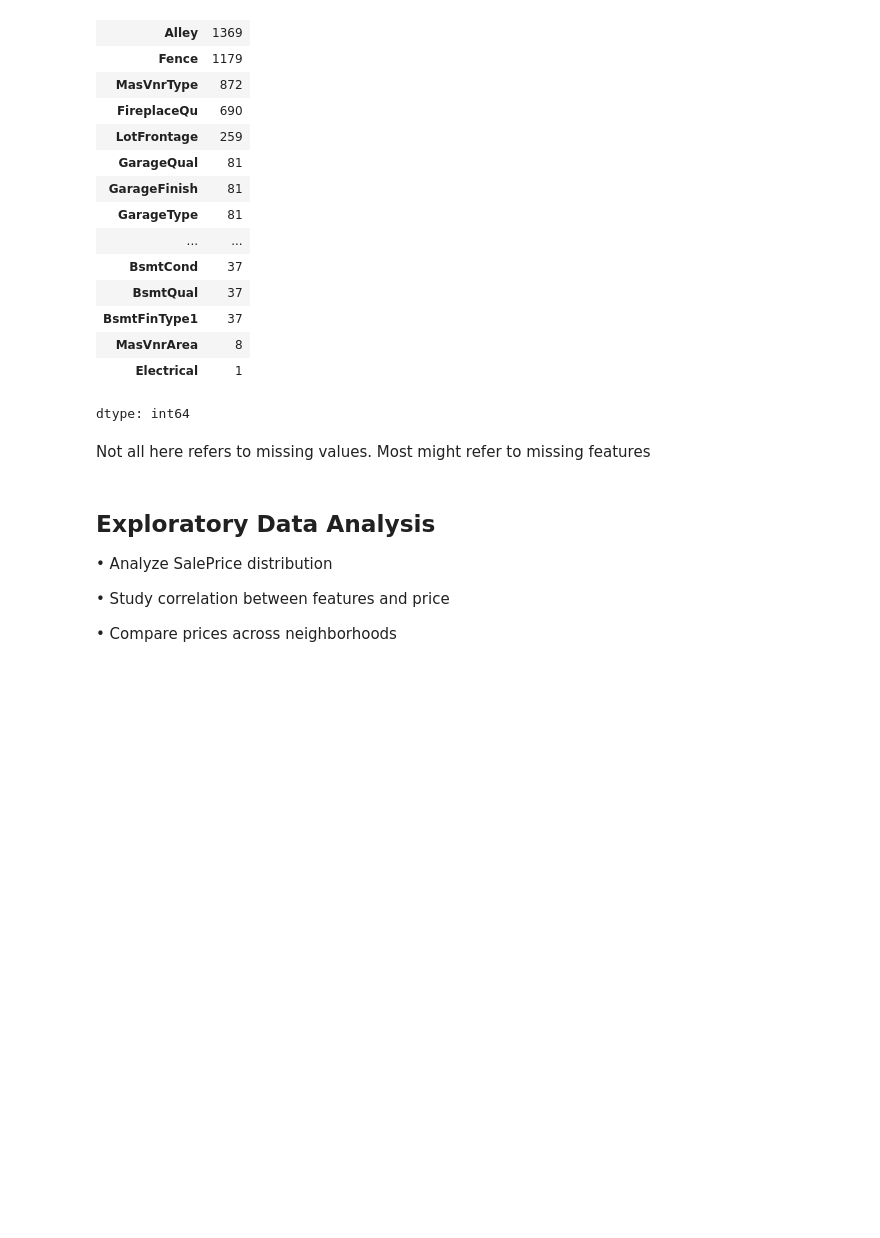
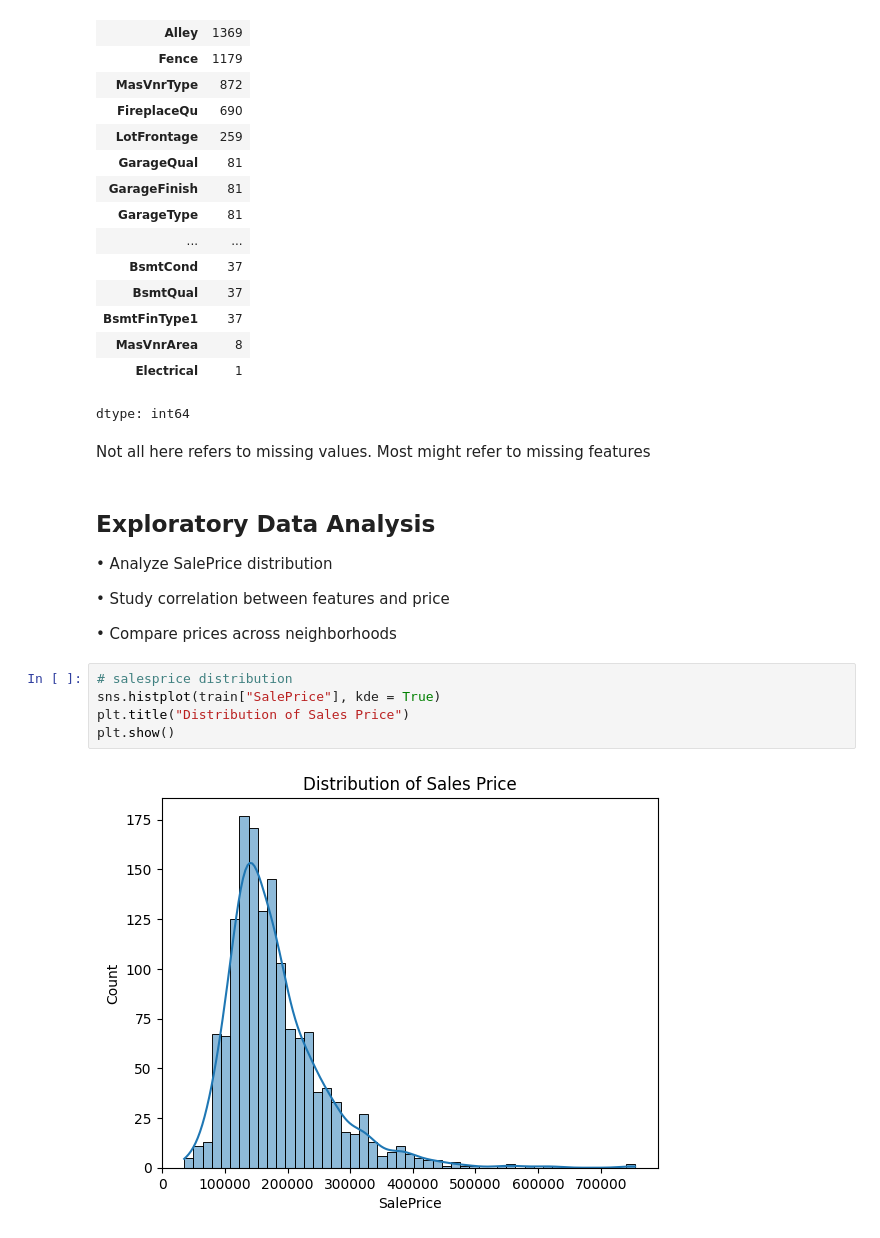
Before and after one commit to olaoluwaoyebola/PORA-Data-Science, a Jupyter notebook: Project/notebook/Capstone_Project.ipynb, the cells around one changed output. Drawn from its saved outputs; the diff is of its cells as text; blank space fills up the shorter version.

```diff
--- a/Project/notebook/Capstone_Project.ipynb
+++ b/Project/notebook/Capstone_Project.ipynb
@@ -114,3 +117,10 @@ Not all here refers to missing values. Most might refer to missing features
 • Study correlation between features and price
 
 • Compare prices across neighborhoods
+# %%
+# salesprice distribution
+sns.histplot(train["SalePrice"], kde = True)
+plt.title("Distribution of Sales Price")
+plt.show()
+# %% [output]
+[figure, added]
```
Also changed, not shown: parts of 8 cells of this notebook.
